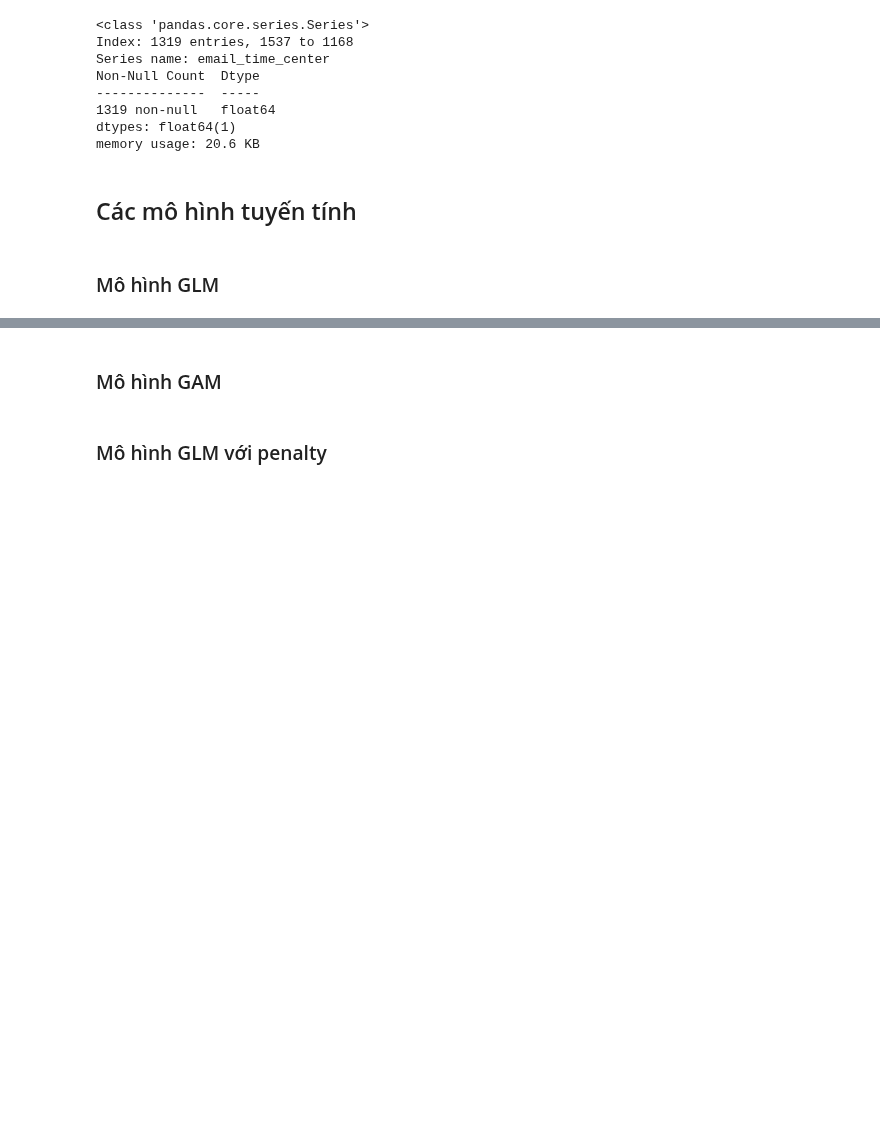
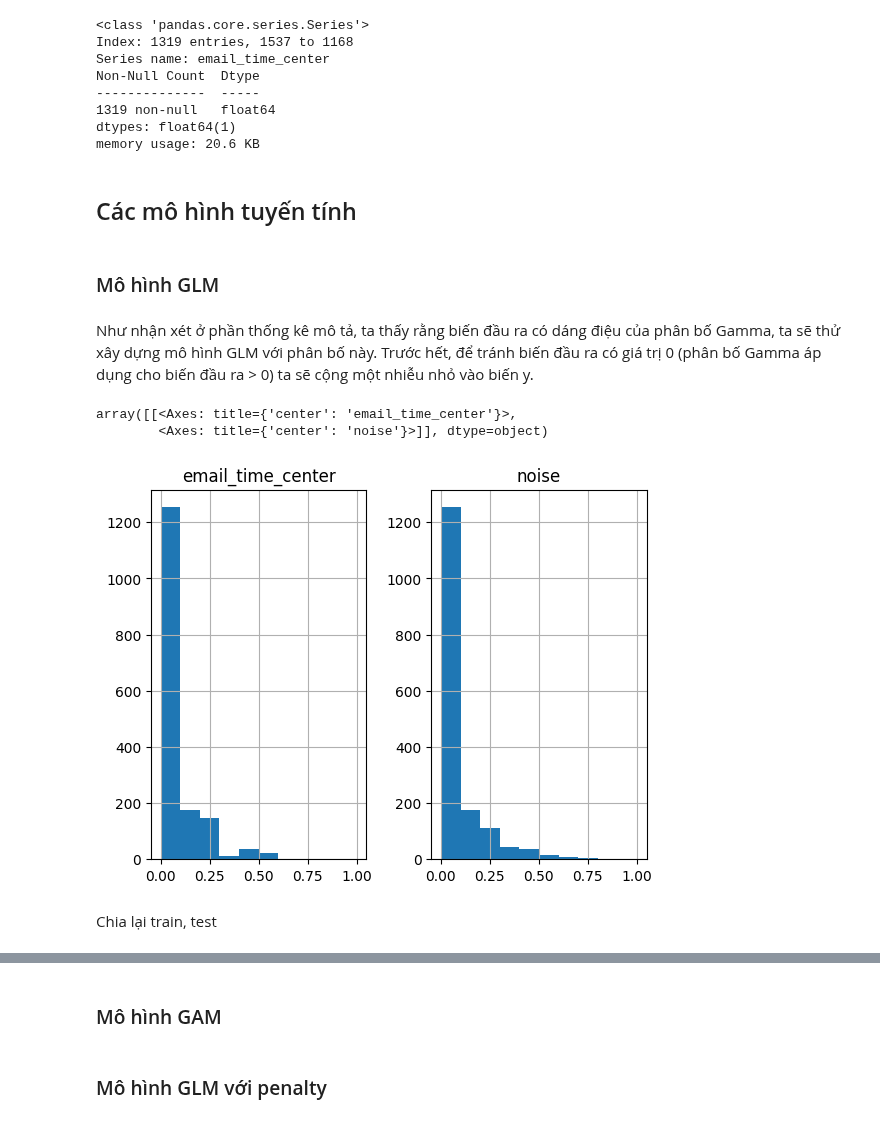
Before and after one commit to batman0911/social-stat-final-term, a Jupyter notebook: report.ipynb, the cells around one changed output, grey strips where cells are left out. Saved outputs shown, nothing was run; the diff lists cells and outputs as text; code cells hidden in the pictures; blank space fills up the shorter version.

```diff
--- a/report.ipynb
+++ b/report.ipynb
@@ -471,3 +474,19 @@ def print_metrics(y_test, y_pred):
 ## Các mô hình tuyến tính
 # %% [markdown]
 ### Mô hình GLM
+# %%
+X = pd.read_csv('data/preprocessing/X.csv')
+y = pd.read_csv('data/preprocessing/y.csv')
+# %% [markdown]
+Như nhận xét ở phần thống kê mô tả, ta thấy rằng biến đầu ra có dáng điệu của phân bố Gamma, ta sẽ thử xây dựng mô hình GLM với phân bố này.
+Trước hết, để tránh biến đầu ra có giá trị 0 (phân bố Gamma áp dụng cho biến đầu ra > 0) ta sẽ cộng một nhiễu nhỏ vào biến y.
+# %%
+sigma = 1e-3
+y['noise'] = y['email_time_center'] + sigma
+y.hist()
+# %% [output]
+array([[<Axes: title={'center': 'email_time_center'}>,
+        <Axes: title={'center': 'noise'}>]], dtype=object)
+[figure, added]
+# %% [markdown]
+Chia lại train, test
```
Also changed, not shown: parts of 27 cells of this notebook, 1 other file.
